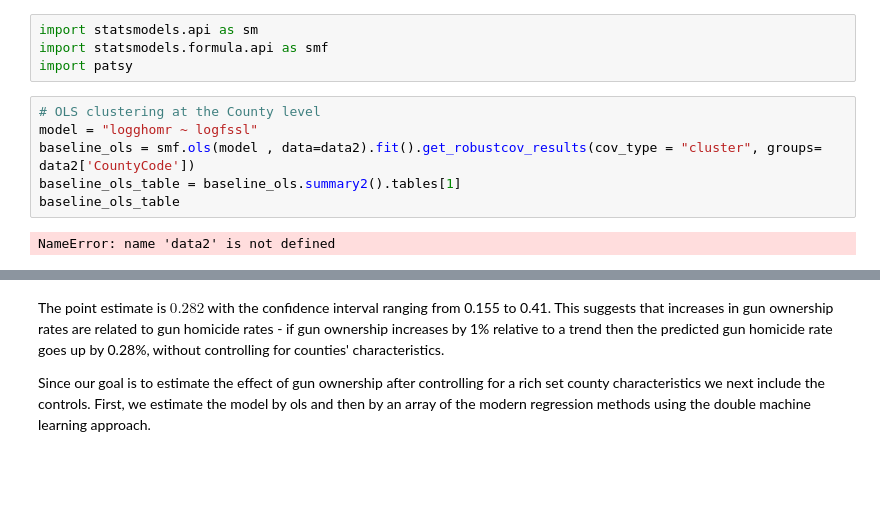
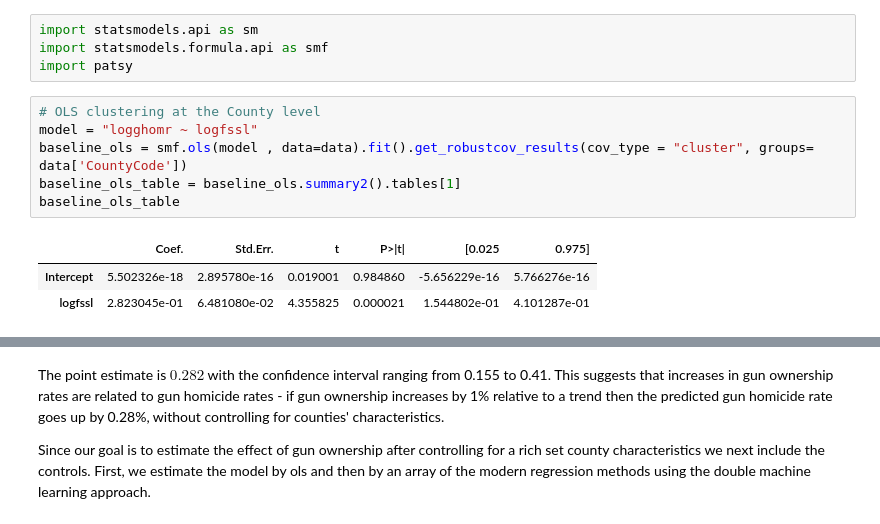
Before and after one commit to alexanderquispe/14.38_Causal_ML, a Jupyter notebook: Jupyter_Notebooks/pm3_notebook_inference_clustering.ipynb, the cells around one changed output, grey strips where cells are left out. Saved outputs shown, nothing was run; the diff lists cells and outputs as text; blank space fills up the shorter version.

```diff
--- a/Jupyter_Notebooks/pm3_notebook_inference_clustering.ipynb
+++ b/Jupyter_Notebooks/pm3_notebook_inference_clustering.ipynb
@@ -179,11 +179,13 @@ import patsy
 # %%
 # OLS clustering at the County level
 model = "logghomr ~ logfssl"
-baseline_ols = smf.ols(model , data=data2).fit().get_robustcov_results(cov_type = "cluster", groups= data2['CountyCode'])
+baseline_ols = smf.ols(model , data=data).fit().get_robustcov_results(cov_type = "cluster", groups= data['CountyCode'])
 baseline_ols_table = baseline_ols.summary2().tables[1]
 baseline_ols_table
 # %% [output]
-NameError: name 'data2' is not defined
+|  | Coef. | Std.Err. | t | P>|t| | [0.025 | 0.975] |
+| Intercept | 5.502326e-18 | 2.895780e-16 | 0.019001 | 0.984860 | -5.656229e-16 | 5.766276e-16 |
+| logfssl | 2.823045e-01 | 6.481080e-02 | 4.355825 | 0.000021 | 1.544802e-01 | 4.101287e-01 |
 # %%
 # Print results
 baseline_ols_table.loc[ 'logfssl' , : ]
```
Also changed, not shown: parts of 7 cells of this notebook, 3 other files.
